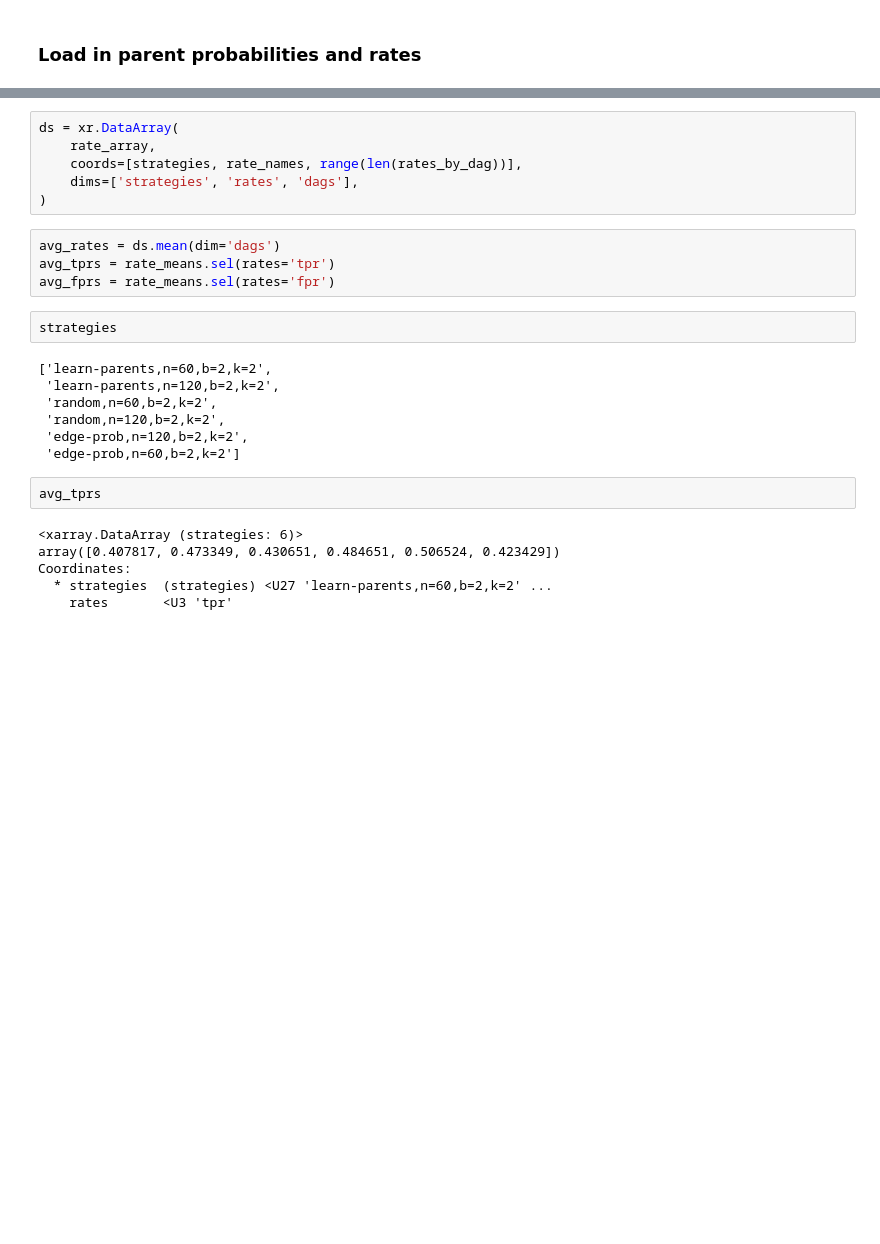
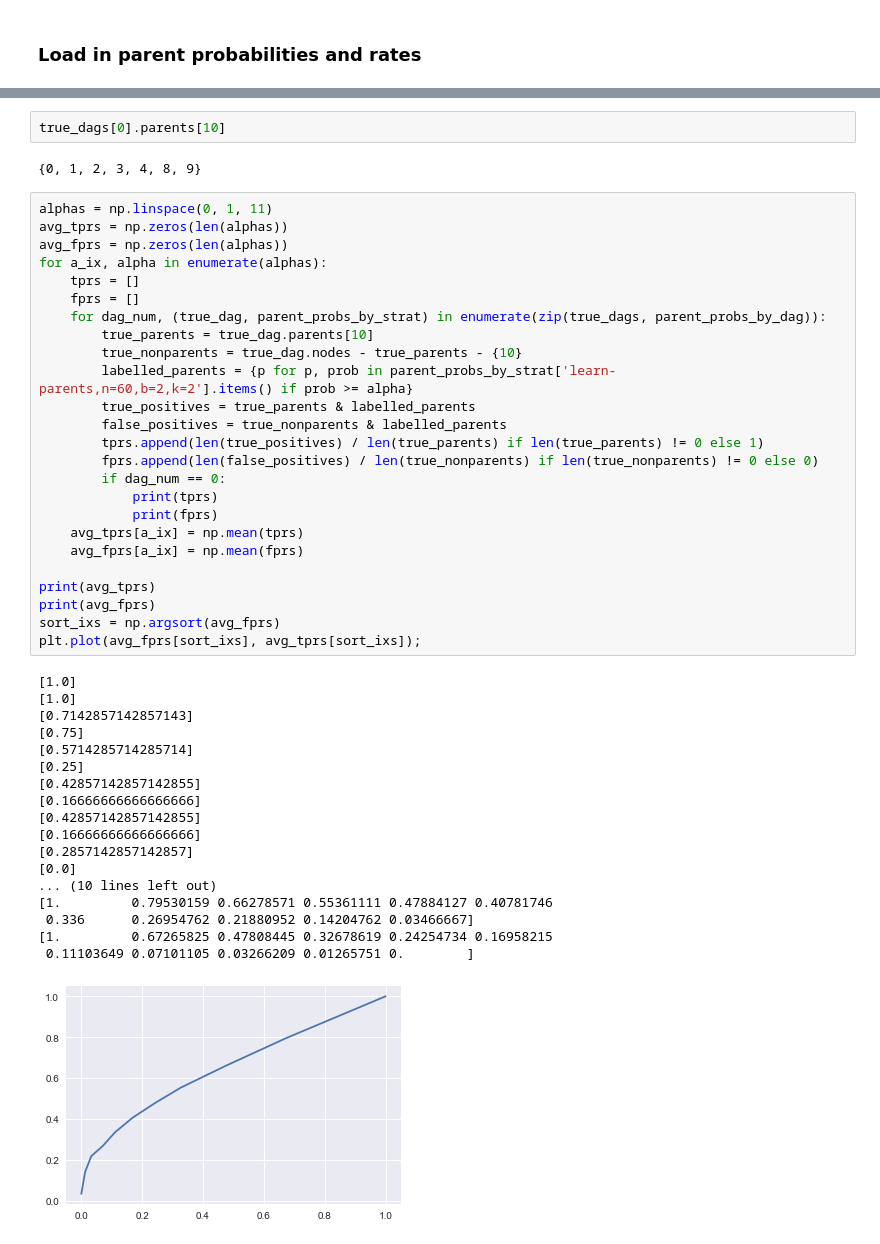
Before and after one commit to agrawalraj/active_learning, a Jupyter notebook: new/analyze_results.ipynb, the cells around one changed output, grey strips where cells are left out. Saved outputs shown, nothing was run; the diff lists cells and outputs as text; blank space fills up the shorter version.

```diff
--- a/new/analyze_results.ipynb
+++ b/new/analyze_results.ipynb
@@ -59,27 +32,48 @@ for d_ix, rates_by_strategy in enumerate(rates_by_dag):
-# %%
-ds = xr.DataArray(
-    rate_array,
-    coords=[strategies, rate_names, range(len(rates_by_dag))],
-    dims=['strategies', 'rates', 'dags'],
-)
-# %%
-avg_rates = ds.mean(dim='dags')
-avg_tprs = rate_means.sel(rates='tpr')
-avg_fprs = rate_means.sel(rates='fpr')
-# %%
-strategies
-# %% [output]
-['learn-parents,n=60,b=2,k=2',
- 'learn-parents,n=120,b=2,k=2',
- 'random,n=60,b=2,k=2',
- 'random,n=120,b=2,k=2',
- 'edge-prob,n=120,b=2,k=2',
- 'edge-prob,n=60,b=2,k=2']
-# %%
-avg_tprs
-# %% [output]
-<xarray.DataArray (strategies: 6)>
-array([0.407817, 0.473349, 0.430651, 0.484651, 0.506524, 0.423429])
-Coordinates:
-  * strategies  (strategies) <U27 'learn-parents,n=60,b=2,k=2' ...
-    rates       <U3 'tpr'
+# %%
+true_dags[0].parents[10]
+# %% [output]
+{0, 1, 2, 3, 4, 8, 9}
+# %%
+alphas = np.linspace(0, 1, 11)
+avg_tprs = np.zeros(len(alphas))
+avg_fprs = np.zeros(len(alphas))
+for a_ix, alpha in enumerate(alphas):
+    tprs = []
+    fprs = []
+    for dag_num, (true_dag, parent_probs_by_strat) in enumerate(zip(true_dags, parent_probs_by_dag)):
+        true_parents = true_dag.parents[10]
+        true_nonparents = true_dag.nodes - true_parents - {10}
+        labelled_parents = {p for p, prob in parent_probs_by_strat['learn-parents,n=60,b=2,k=2'].items() if prob >= alpha}
+        true_positives = true_parents & labelled_parents
+        false_positives = true_nonparents & labelled_parents
+        tprs.append(len(true_positives) / len(true_parents) if len(true_parents) != 0 else 1)
+        fprs.append(len(false_positives) / len(true_nonparents) if len(true_nonparents) != 0 else 0)
+        if dag_num == 0:
+            print(tprs)
+            print(fprs)
+    avg_tprs[a_ix] = np.mean(tprs)
+    avg_fprs[a_ix] = np.mean(fprs)
+
+print(avg_tprs)
+print(avg_fprs)
+sort_ixs = np.argsort(avg_fprs)
+plt.plot(avg_fprs[sort_ixs], avg_tprs[sort_ixs]);
+# %% [output]
+[1.0]
+[1.0]
+[0.7142857142857143]
+[0.75]
+[0.5714285714285714]
+[0.25]
+[0.42857142857142855]
+[0.16666666666666666]
+[0.42857142857142855]
+[0.16666666666666666]
+[0.2857142857142857]
+[0.0]
+... (10 lines left out)
+[1.         0.79530159 0.66278571 0.55361111 0.47884127 0.40781746
+ 0.336      0.26954762 0.21880952 0.14204762 0.03466667]
+[1.         0.67265825 0.47808445 0.32678619 0.24254734 0.16958215
+ 0.11103649 0.07101105 0.03266209 0.01265751 0.        ]
+[figure, added]
```
Also changed, not shown: parts of 7 cells of this notebook, 4 other files.
